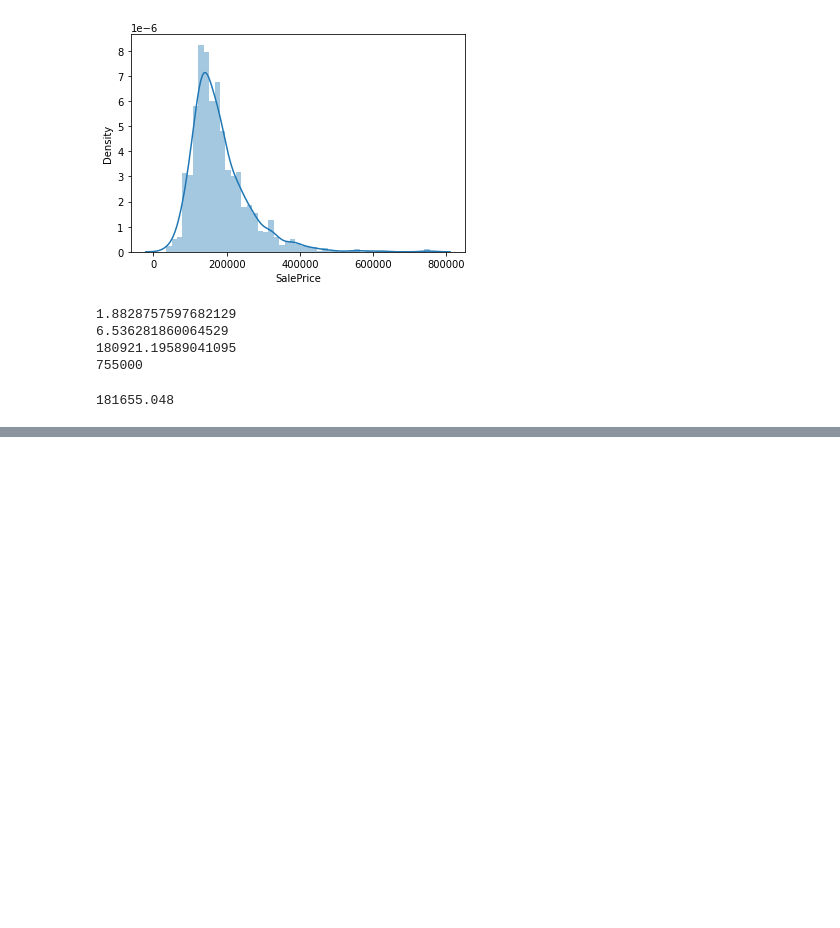
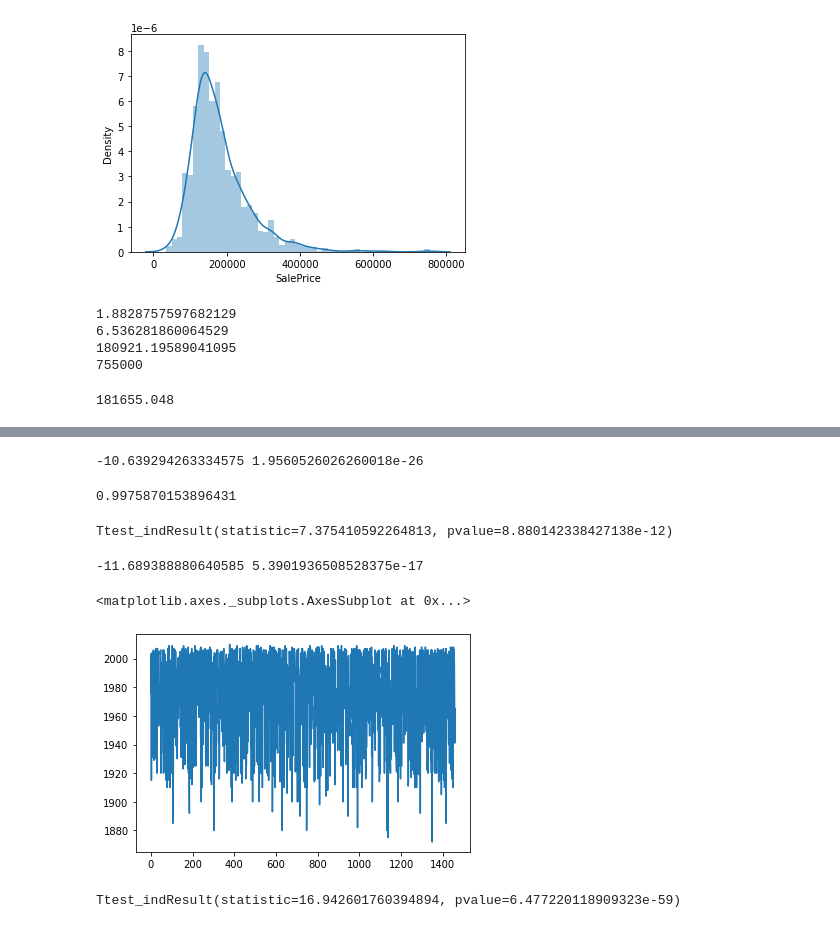
Before and after one commit to rittikgupta1/dataset_to_collab, a Jupyter notebook: Housing_dataset.ipynb, the cells around one changed output, grey strips where cells are left out. Cells and saved outputs as stored; diff of their text form; code cells hidden in the pictures; blank space fills up the shorter version.

```diff
--- a/Housing_dataset.ipynb
+++ b/Housing_dataset.ipynb
@@ -99,0 +127,5 @@ sampleprice.mean()
+# %%
+zval,pval = ztest(x1= data[data['Neighborhood']=='OldTown']['SalePrice'],value=data['SalePrice'].mean())
+print(zval,pval)
+# %% [output]
+-10.639294263334575 1.9560526026260018e-26
@@ -99,0 +135,28 @@ sampleprice.mean()
+# %%
+zsc=(250000-mean)/stdev
+print(stats.norm.cdf(zsc))
+# %% [output]
+0.9975870153896431
+# %%
+a=data[data['Neighborhood']=='SawyerW']['SalePrice']
+b=data[data['Neighborhood']=='Edwards']['SalePrice']
+stats.ttest_ind(a,b,axis=0,equal_var=True)
+# %% [output]
+Ttest_indResult(statistic=7.375410592264813, pvalue=8.880142338427138e-12)
+# %%
+#1 sample T test
+tscore,pscore= stats.ttest_1samp(data[data['Neighborhood']=='OldTown']['SalePrice'].sample(60),popmean=data['SalePrice'].mean())
+print(tscore,pscore)
+# %% [output]
+-11.689388880640585 5.3901936508528375e-17
+# %%
+data['YearBuilt'].plot()
+# %% [output]
+<matplotlib.axes._subplots.AxesSubplot at 0x...>
+[figure, added]
+# %%
+a=data[data['YearBuilt']>=1960]['SalePrice']
+b=data[data['YearBuilt']<1960]['SalePrice']
+stats.ttest_ind(a,b,axis=0,equal_var=True)
+# %% [output]
+Ttest_indResult(statistic=16.942601760394894, pvalue=6.477220118909323e-59)
```
Also changed, not shown: parts of 4 cells of this notebook.
